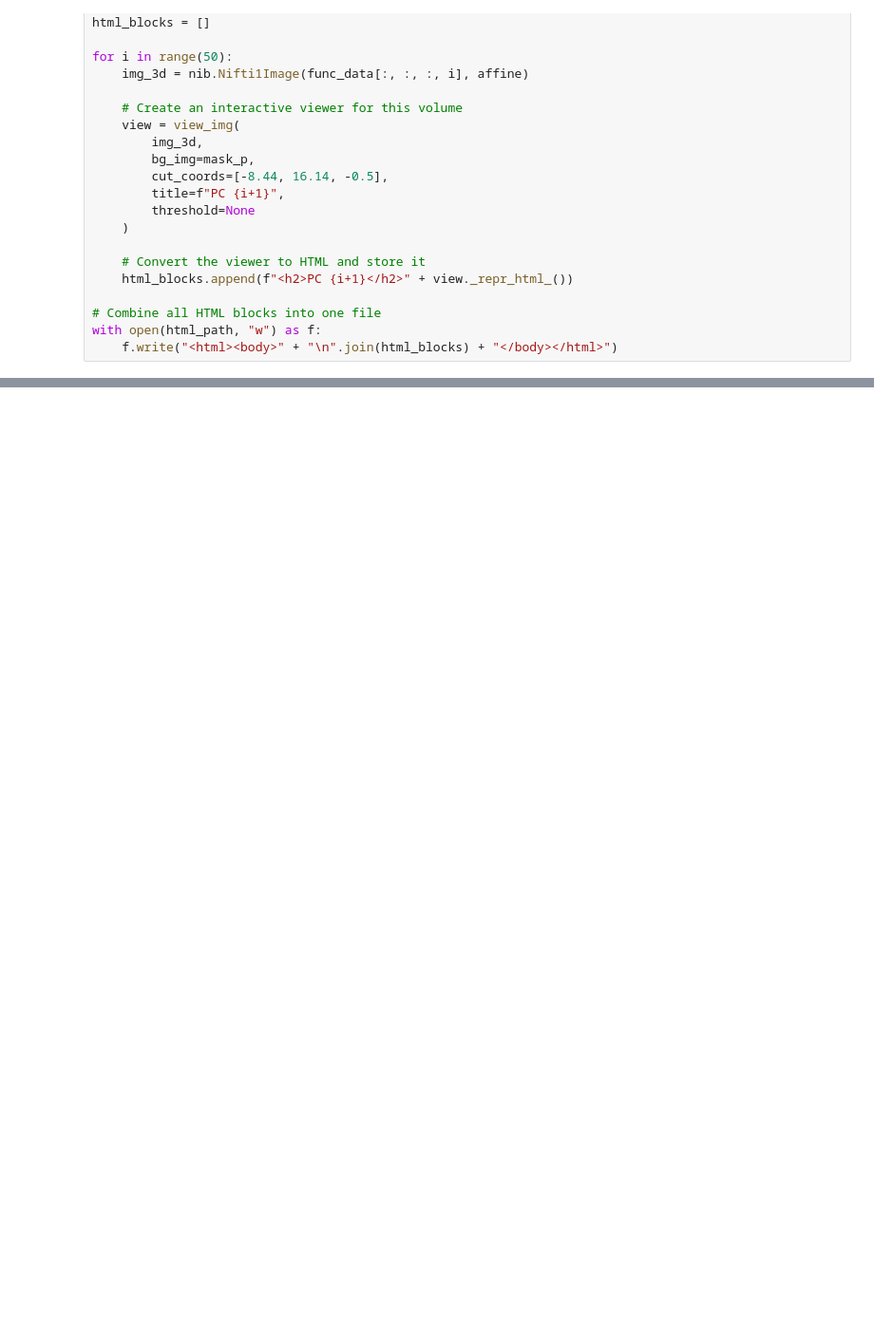
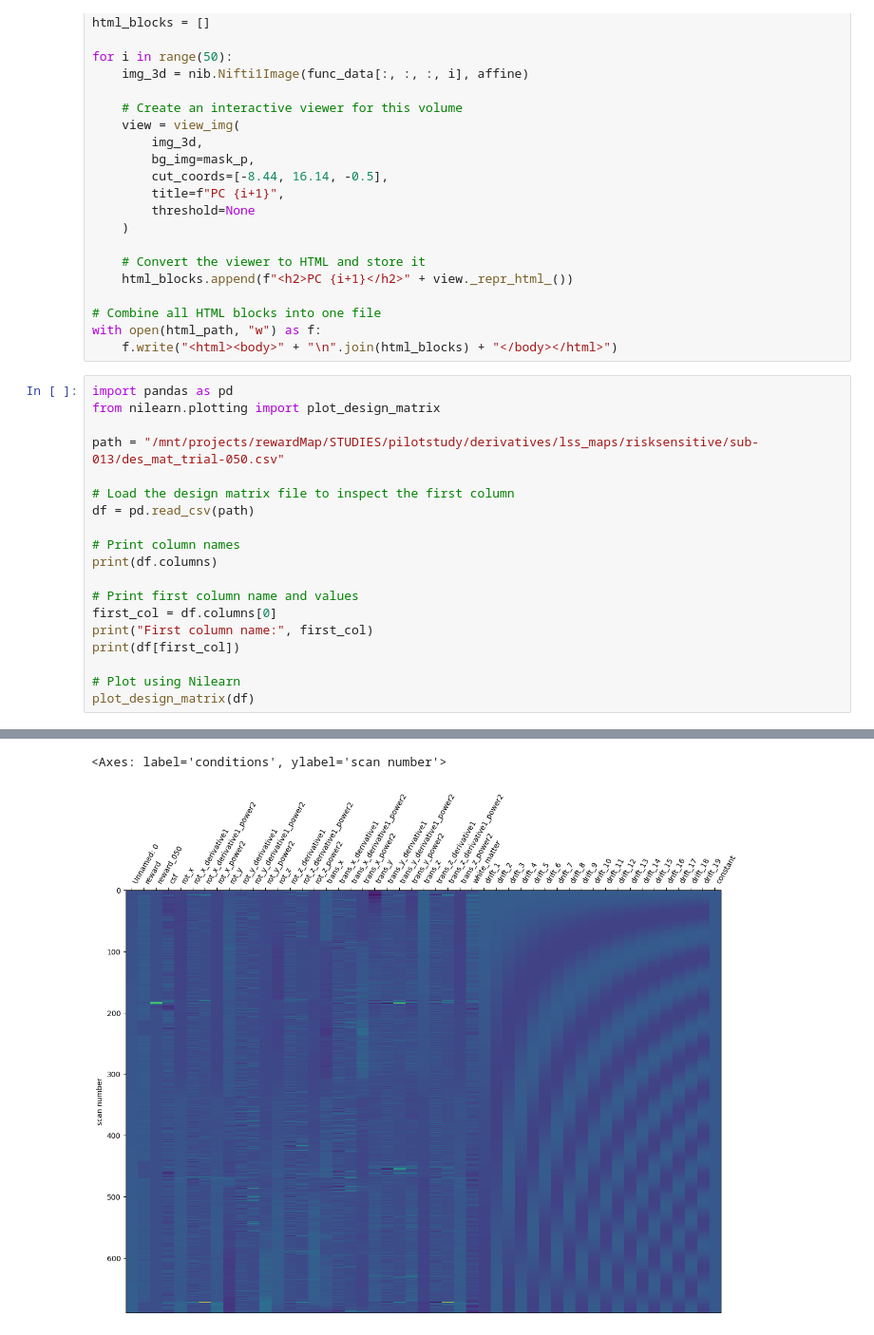
Before and after one commit to jarlsoeren/reward_signature, a Jupyter notebook: scripts/plotPCA.ipynb, the cells around one changed output, grey strips where cells are left out. Shown at 95% size. Drawn from its saved outputs; the diff is of its cells as text; blank space fills up the shorter version.

```diff
--- a/scripts/plotPCA.ipynb
+++ b/scripts/plotPCA.ipynb
@@ -57,3 +57,23 @@ for i in range(50):
 # Combine all HTML blocks into one file
 with open(html_path, "w") as f:
     f.write("<html><body>" + "\n".join(html_blocks) + "</body></html>")
+# %%
+import pandas as pd
+from nilearn.plotting import plot_design_matrix
+
+path = "/mnt/projects/rewardMap/STUDIES/pilotstudy/derivatives/lss_maps/risksensitive/sub-013/des_mat_trial-050.csv"
+
+# Load the design matrix file to inspect the first column
+df = pd.read_csv(path)
+
+# Print column names
+print(df.columns)
+
+# Print first column name and values
+first_col = df.columns[0]
+print("First column name:", first_col)
+print(df[first_col])
+
+# Plot using Nilearn
+plot_design_matrix(df)
+# %% [output]
@@ -59,0 +97,2 @@ with open(html_path, "w") as f:
+<Axes: label='conditions', ylabel='scan number'>
+[figure, added]
```
Also changed, not shown: parts of 1 cell of this notebook, 43 other files.
